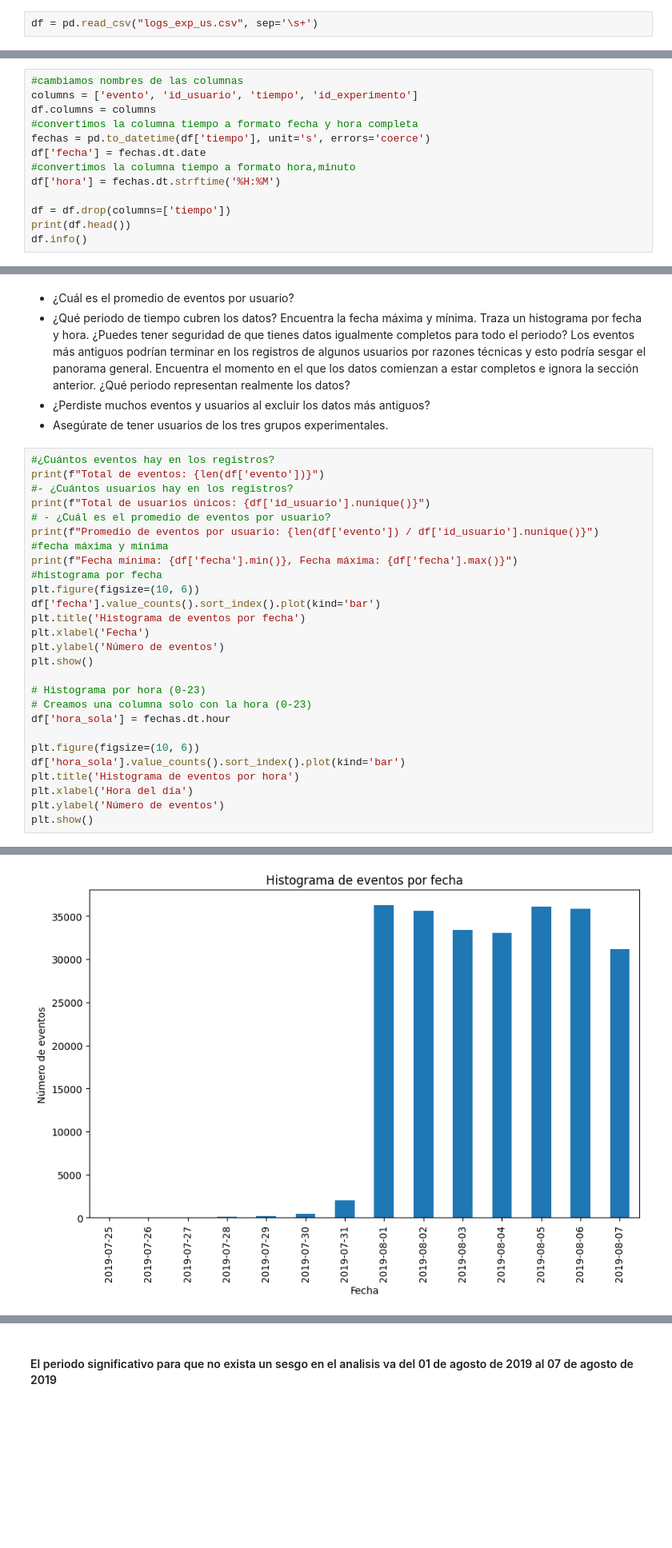
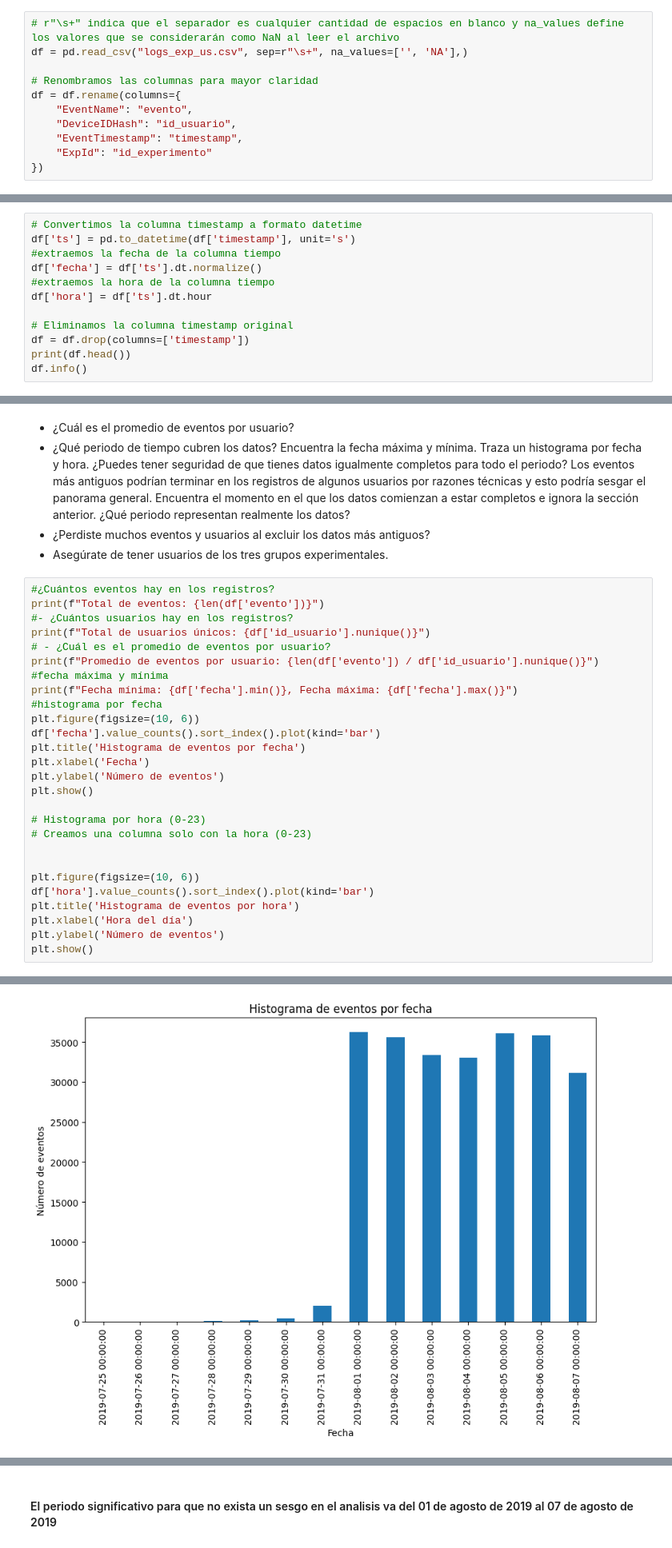
Before and after one commit to Andrewalan7103/Analisis_A_A_B, a Jupyter notebook: Analisis A-A-B.ipynb, the cells around one changed output, grey strips where cells are left out. Shown at 80% size. Drawn from its saved outputs; the diff is of its cells as text; blank space fills up the shorter version.

```diff
--- a/Analisis A-A-B.ipynb
+++ b/Analisis A-A-B.ipynb
@@ -8,7 +8,16 @@ import seaborn as sns
 import scipy.stats as stats
 from statsmodels.stats.proportion import proportions_ztest
 # %%
-df = pd.read_csv("logs_exp_us.csv", sep='\s+')
+# r"\s+" indica que el separador es cualquier cantidad de espacios en blanco y na_values define los valores que se considerarán como NaN al leer el archivo
+df = pd.read_csv("logs_exp_us.csv", sep=r"\s+", na_values=['', 'NA'],)
+
+# Renombramos las columnas para mayor claridad
+df = df.rename(columns={
+    "EventName": "evento",
+    "DeviceIDHash": "id_usuario",
+    "EventTimestamp": "timestamp",
+    "ExpId": "id_experimento"
+})
 # %% [markdown]
 ## Paso 2. Preparar los datos para el análisis
 # %% [markdown]
@@ -16,16 +25,15 @@ df = pd.read_csv("logs_exp_us.csv", sep='\s+')
 - Comprueba los tipos de datos y valores ausentes. Corrige los datos si es necesario.
 - Agrega una columna de fecha y hora y una columna separada para las fechas.
 # %%
-#cambiamos nombres de las columnas
-columns = ['evento', 'id_usuario', 'tiempo', 'id_experimento']
-df.columns = columns
-#convertimos la columna tiempo a formato fecha y hora completa
-fechas = pd.to_datetime(df['tiempo'], unit='s', errors='coerce')
-df['fecha'] = fechas.dt.date
-#convertimos la columna tiempo a formato hora,minuto
-df['hora'] = fechas.dt.strftime('%H:%M')
+# Convertimos la columna timestamp a formato datetime
+df['ts'] = pd.to_datetime(df['timestamp'], unit='s')
+#extraemos la fecha de la columna tiempo
+df['fecha'] = df['ts'].dt.normalize()
+#extraemos la hora de la columna tiempo
+df['hora'] = df['ts'].dt.hour
 
-df = df.drop(columns=['tiempo'])
+# Eliminamos la columna timestamp original
+df = df.drop(columns=['timestamp'])
 print(df.head())
 df.info()
 # %% [output]
@@ -74,10 +82,10 @@ plt.show()
 
 # Histograma por hora (0-23)
 # Creamos una columna solo con la hora (0-23)
-df['hora_sola'] = fechas.dt.hour
+
 
 plt.figure(figsize=(10, 6))
-df['hora_sola'].value_counts().sort_index().plot(kind='bar')
+df['hora'].value_counts().sort_index().plot(kind='bar')
 plt.title('Histograma de eventos por hora')
 plt.xlabel('Hora del día')
 plt.ylabel('Número de eventos')
@@ -90,4 +98,4 @@ Fecha mínima: 2019-07-25, Fecha máxima: 2019-08-07
-[figure, old version]
+[figure, new version]
 [figure]
 # %% [markdown]
 #### El periodo significativo para que no exista un sesgo en el analisis va del 01 de agosto de 2019 al 07 de agosto de 2019
```
Also changed, not shown: parts of 9 cells of this notebook.
